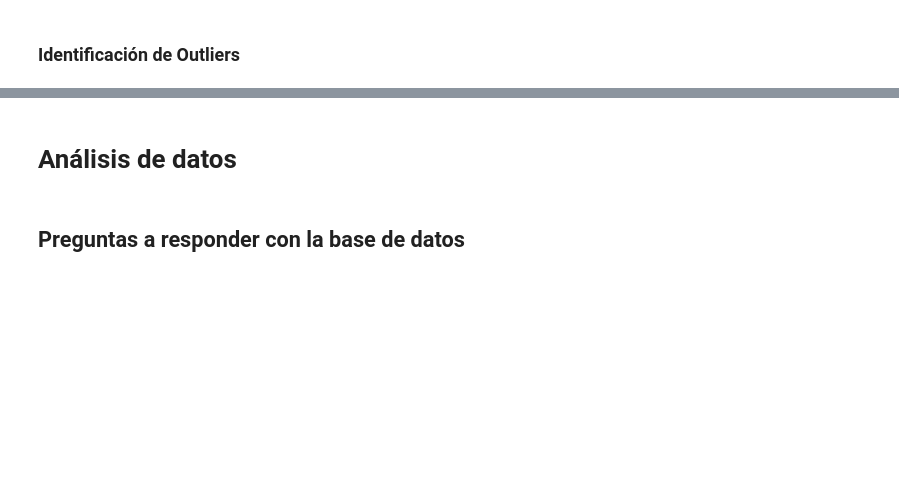
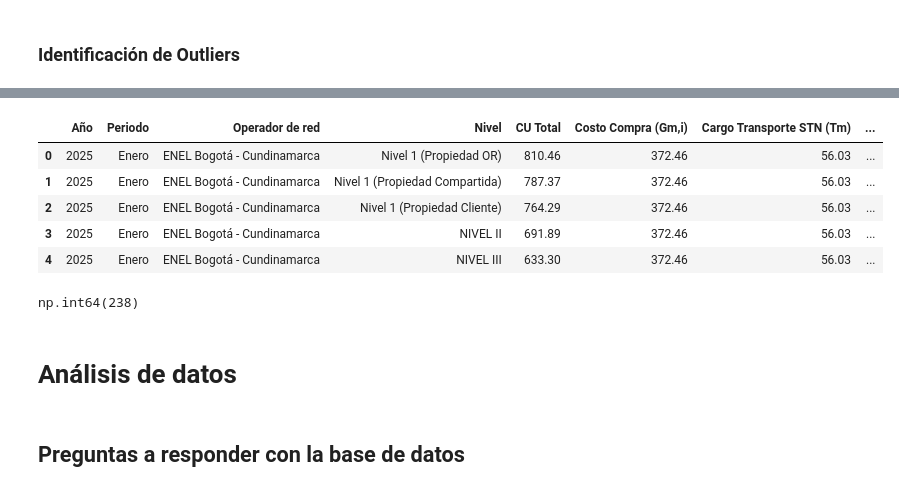
Before and after one commit to estebanvsq/Proyecto_AnalisisDeDatos, a Jupyter notebook: Proyecto/Copia_Limpieza.ipynb, the cells around one changed output, grey strips where cells are left out. Saved outputs shown, nothing was run; the diff lists cells and outputs as text; code cells hidden in the pictures; blank space fills up the shorter version.

```diff
--- a/Proyecto/Copia_Limpieza.ipynb
+++ b/Proyecto/Copia_Limpieza.ipynb
@@ -225,3 +314,53 @@ for col in lista_busqueda:
+# %%
+df['VAL_COT'] = (
+    (df['COT'] != 0) |
+    (~df['Nivel'].isin([
+        'NIVEL II',
+        'NIVEL III',
+        'Nivel 1 (Propiedad OR)',
+        'Nivel 1 (Propiedad Compartida)',
+        'Nivel 1 (Propiedad Cliente)'
+    ]))
+).astype(int)
+
+df.head()
+# %% [output]
+|  | Año | Periodo | Operador de red | Nivel | CU Total | Costo Compra (Gm,i) | Cargo Transporte STN (Tm) | ... |
+| 0 | 2025 | Enero | ENEL Bogotá - Cundinamarca | Nivel 1 (Propiedad OR) | 810.46 | 372.46 | 56.03 | ... |
+| 1 | 2025 | Enero | ENEL Bogotá - Cundinamarca | Nivel 1 (Propiedad Compartida) | 787.37 | 372.46 | 56.03 | ... |
+| 2 | 2025 | Enero | ENEL Bogotá - Cundinamarca | Nivel 1 (Propiedad Cliente) | 764.29 | 372.46 | 56.03 | ... |
+| 3 | 2025 | Enero | ENEL Bogotá - Cundinamarca | NIVEL II | 691.89 | 372.46 | 56.03 | ... |
+| 4 | 2025 | Enero | ENEL Bogotá - Cundinamarca | NIVEL III | 633.30 | 372.46 | 56.03 | ... |
+# %%
+# Modificación de Datos en COT con valor en cero VÁLIDO (Datos reportados de manera oficial en el portal)
+
+cond_2025_enero = (
+    (df['Operador de red'] == 'ENEL Bogotá - Cundinamarca') &
+    (df['Año'] == 2025) &
+    (df['Periodo'] == 'Enero') &
+    (df['COT'] == 0)
+)
+
+cond_2025_agosto = (
+    (df['Operador de red'] == 'CELSIA - Valle del Cauca') &
+    (df['Año'] == 2025) &
+    (df['Periodo'] == 'Agosto') &
+    (df['COT'] == 0)
+)
+
+df.loc[cond_2025_enero, 'VAL_COT'] = 1
+df.loc[cond_2025_agosto, 'VAL_COT'] = 1
+
+df.loc[
+    cond_2025_enero,
+    ['Operador de red', 'Año', 'Periodo', 'COT', 'VAL_COT']
+]
+df.loc[
+    cond_2025_agosto,
+    ['Operador de red', 'Año', 'Periodo', 'COT', 'VAL_COT']
+]
+# %% [output]
+np.int64(238)
 # %% [markdown]
 # Análisis de datos
 # %% [markdown]
```
Also changed, not shown: parts of 8 cells of this notebook.
